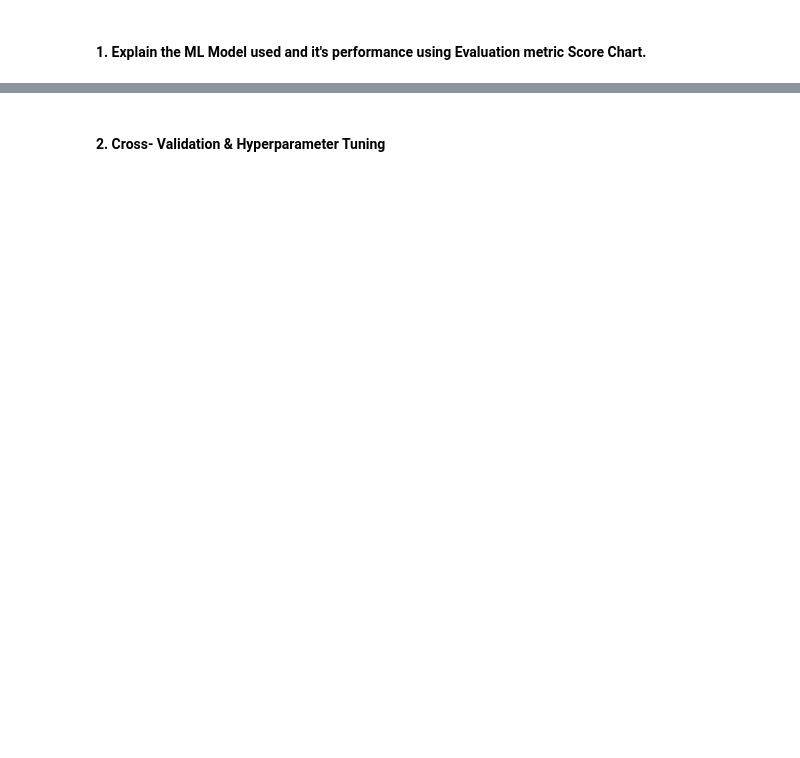
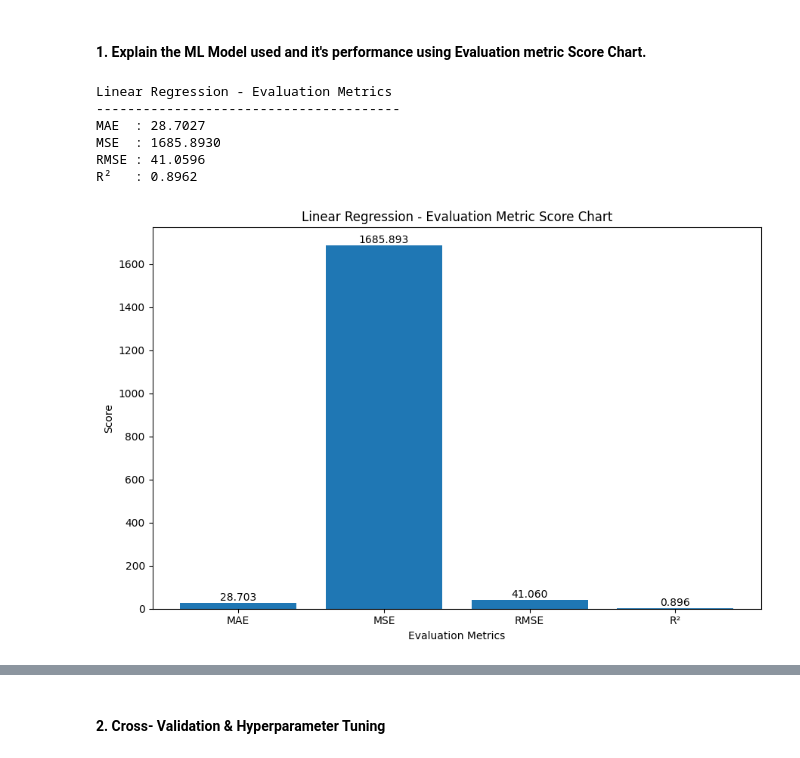
Before and after one commit to Ankush432-cloud/yes_bank_stock_price_prediction_ML_project, a Jupyter notebook: yes_bank_stock_price_prediction_ML_project.ipynb, the cells around one changed output, grey strips where cells are left out. Saved outputs shown, nothing was run; the diff lists cells and outputs as text; code cells hidden in the pictures; blank space fills up the shorter version.

```diff
--- a/yes_bank_stock_price_prediction_ML_project.ipynb
+++ b/yes_bank_stock_price_prediction_ML_project.ipynb
@@ -1317,0 +1360,6 @@ Answer Here.
+# %%
+# Step 2: Create moving average features
+# Moving averages based on previous closing prices
+df['MA_3'] = df['Close'].shift(1).rolling(window=3).mean()
+df['MA_6'] = df['Close'].shift(1).rolling(window=6).mean()
+df.head()
@@ -1317,0 +1373,6 @@ Answer Here.
+# %%
+# Step 3: Create previous month's return
+# Previous month's percentage return
+df['Previous_Return'] = df['Close'].shift(1).pct_change()
+
+df.head()
@@ -1317,0 +1403,5 @@ Answer Here.
+# %%
+# Step 5: Remove rows created with missing values
+df = df.dropna().reset_index(drop=True)
+
+df.head()
@@ -1387,0 +1854,59 @@ Answer Here.
+# %%
+from sklearn.metrics import (
+    mean_absolute_error,
+    mean_squared_error,
+    r2_score
+)
+import numpy as np
+import matplotlib.pyplot as plt
+
+# Calculate evaluation metrics
+mae_lr = mean_absolute_error(y_test, y_pred_lr)
+mse_lr = mean_squared_error(y_test, y_pred_lr)
+rmse_lr = np.sqrt(mse_lr)
+r2_lr = r2_score(y_test, y_pred_lr)
+
+# Print evaluation metrics
+print("Linear Regression - Evaluation Metrics")
+print("---------------------------------------")
+print(f"MAE  : {mae_lr:.4f}")
+print(f"MSE  : {mse_lr:.4f}")
+print(f"RMSE : {rmse_lr:.4f}")
+print(f"R²   : {r2_lr:.4f}")
+# %% [output]
+Linear Regression - Evaluation Metrics
+---------------------------------------
+MAE  : 28.7027
+MSE  : 1685.8930
+RMSE : 41.0596
+R²   : 0.8962
+# %%
+# Visualizing evaluation Metric Score chart
+# Visualizing Evaluation Metric Score Chart
+
+metrics = ['MAE', 'MSE', 'RMSE', 'R²']
+scores = [mae_lr, mse_lr, rmse_lr, r2_lr]
+
+plt.figure(figsize=(9, 6))
+
+bars = plt.bar(metrics, scores)
+
+plt.title("Linear Regression - Evaluation Metric Score Chart")
+plt.xlabel("Evaluation Metrics")
+plt.ylabel("Score")
+
+# Display values on bars
+for bar in bars:
+    height = bar.get_height()
+    plt.text(
+        bar.get_x() + bar.get_width() / 2,
+        height,
+        f'{height:.3f}',
+        ha='center',
+        va='bottom'
+    )
+
+plt.tight_layout()
+plt.show()
+# %% [output]
+[figure, added]
```
Also changed, not shown: parts of 104 cells of this notebook.
